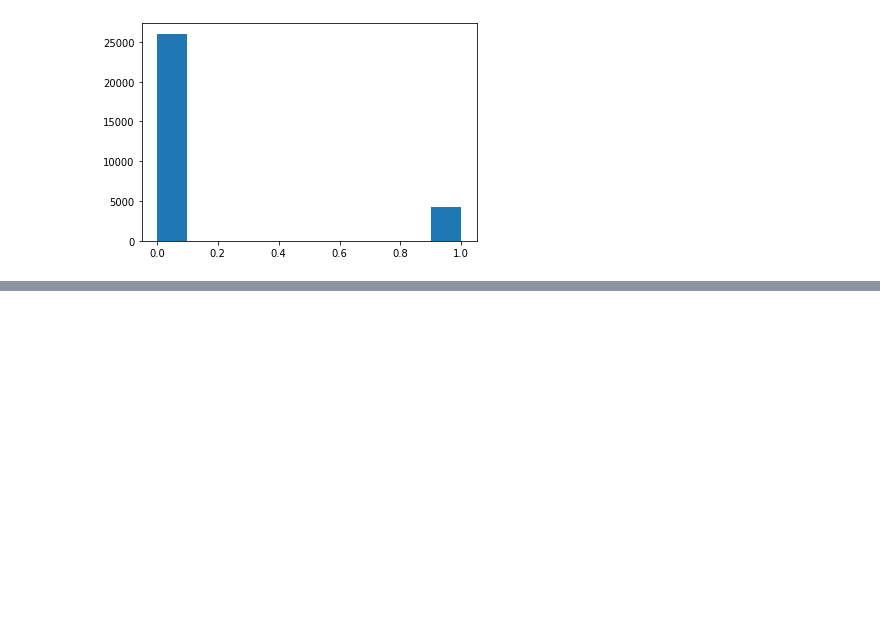
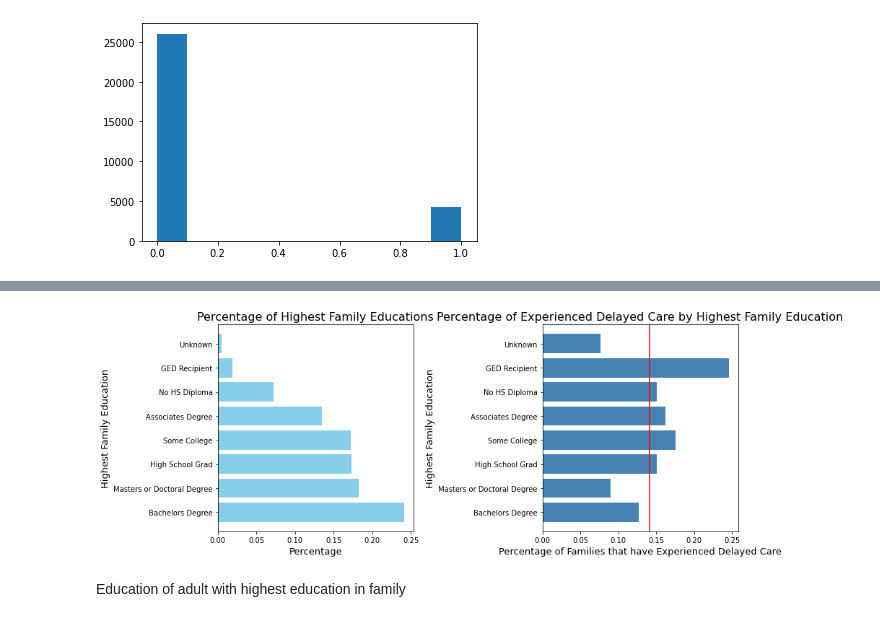
Before and after one commit to dmedellin2/healthcare, a Jupyter notebook: healthcare.ipynb, the cells around one changed output, grey strips where cells are left out. Drawn from its saved outputs; the diff is of its cells as text; code cells hidden in the pictures; blank space fills up the shorter version.

```diff
--- a/healthcare.ipynb
+++ b/healthcare.ipynb
@@ -291,0 +299,12 @@ target_pct = health['care_delayed_dum'].value_counts(normalize=True)[1]
+# %%
+max_educ_pct = health['max_educ'].value_counts(normalize=True)
+max_educ_dc_pct = dc_pct_values('max_educ', max_educ_pct)
+# %%
+max_educ_labels = ['Bachelors Degree', 'Masters or Doctoral Degree', 'High School Grad','Some College',
+                  'Associates Degree', 'No HS Diploma', 'GED Recipient', 'Unknown']
+# %%
+plot_pct_target(max_educ_labels, max_educ_pct, max_educ_dc_pct, ['skyblue', 'steelblue'], 'Highest Family Education')
+# %% [output]
+[figure, added]
+# %% [markdown]
+Education of adult with highest education in family
```
Also changed, not shown: parts of 27 cells of this notebook.
